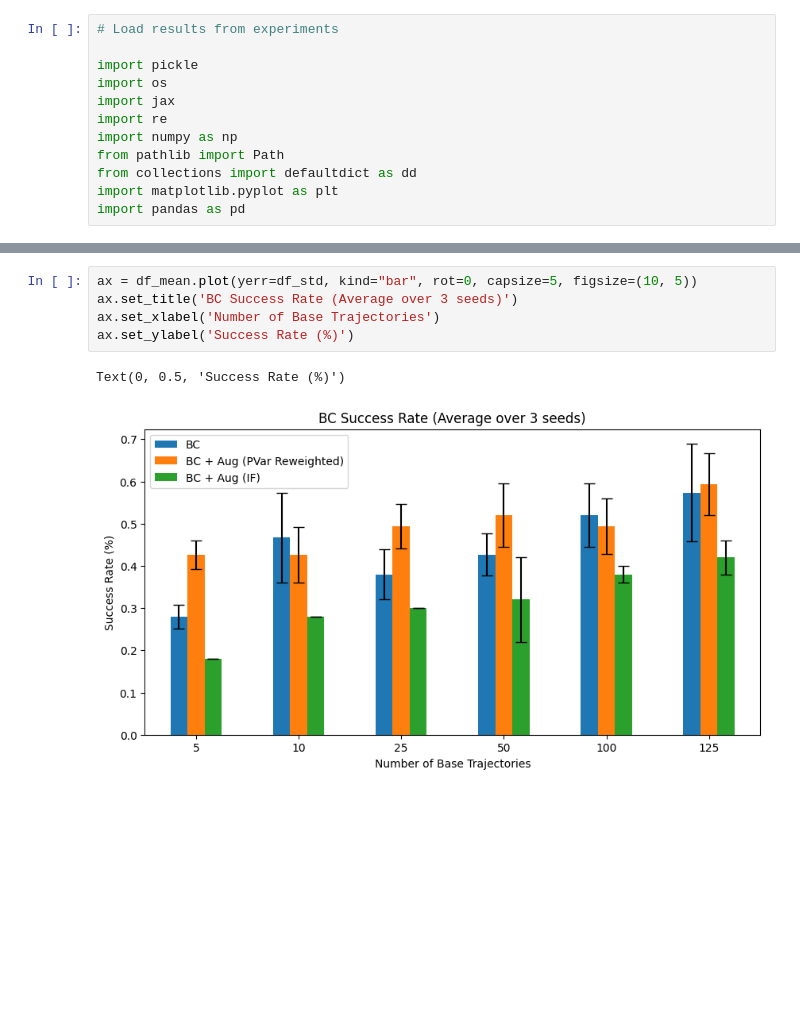
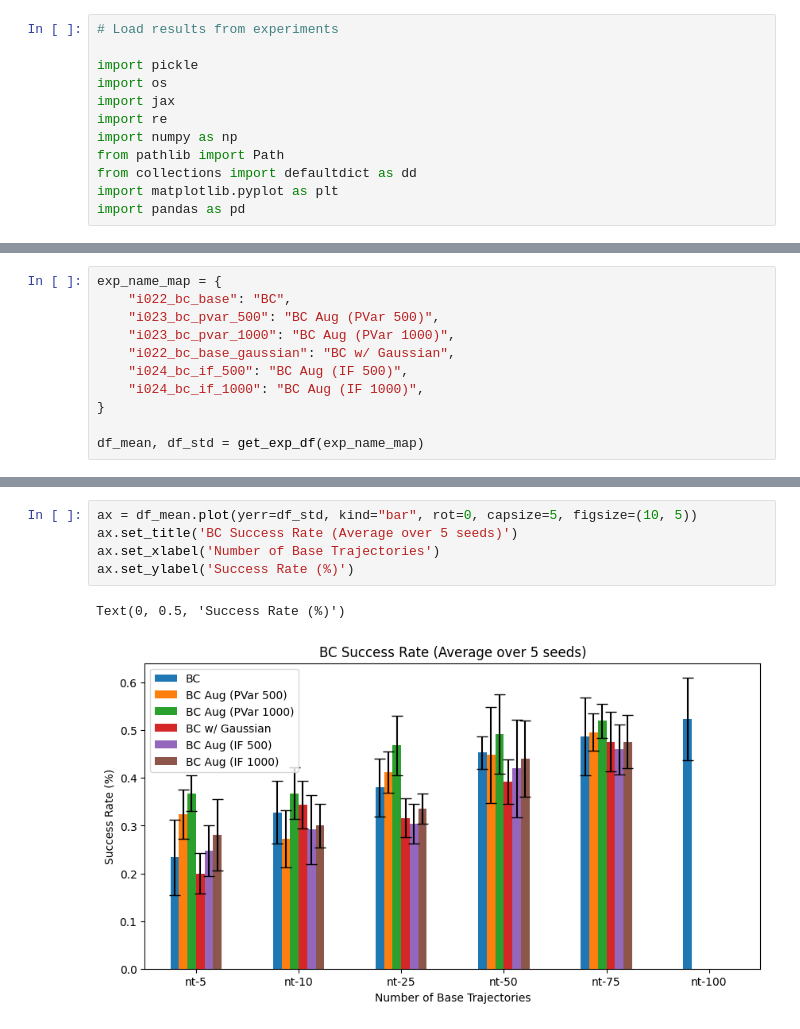
Before and after one commit to aliang8/changepoint_aug, a Jupyter notebook: changepoint_aug/density_estimation/notebooks/get_results.ipynb, the cells around one changed output, grey strips where cells are left out. Saved outputs shown, nothing was run; the diff lists cells and outputs as text; blank space fills up the shorter version.

```diff
--- a/changepoint_aug/density_estimation/notebooks/get_results.ipynb
+++ b/changepoint_aug/density_estimation/notebooks/get_results.ipynb
@@ -97,0 +76,11 @@ df, df_mean
+# %%
+exp_name_map = {
+    "i022_bc_base": "BC",
+    "i023_bc_pvar_500": "BC Aug (PVar 500)",
+    "i023_bc_pvar_1000": "BC Aug (PVar 1000)",
+    "i022_bc_base_gaussian": "BC w/ Gaussian",
+    "i024_bc_if_500": "BC Aug (IF 500)",
+    "i024_bc_if_1000": "BC Aug (IF 1000)",
+}
+
+df_mean, df_std = get_exp_df(exp_name_map)
@@ -98,8 +115,8 @@ df, df_mean
 # %%
 ax = df_mean.plot(yerr=df_std, kind="bar", rot=0, capsize=5, figsize=(10, 5))
-ax.set_title('BC Success Rate (Average over 3 seeds)')
+ax.set_title('BC Success Rate (Average over 5 seeds)')
 ax.set_xlabel('Number of Base Trajectories')
 ax.set_ylabel('Success Rate (%)')
 # %% [output]
 Text(0, 0.5, 'Success Rate (%)')
-[figure, old version]
+[figure, new version]
```
Also changed, not shown: parts of 4 cells of this notebook, 13 other files.
